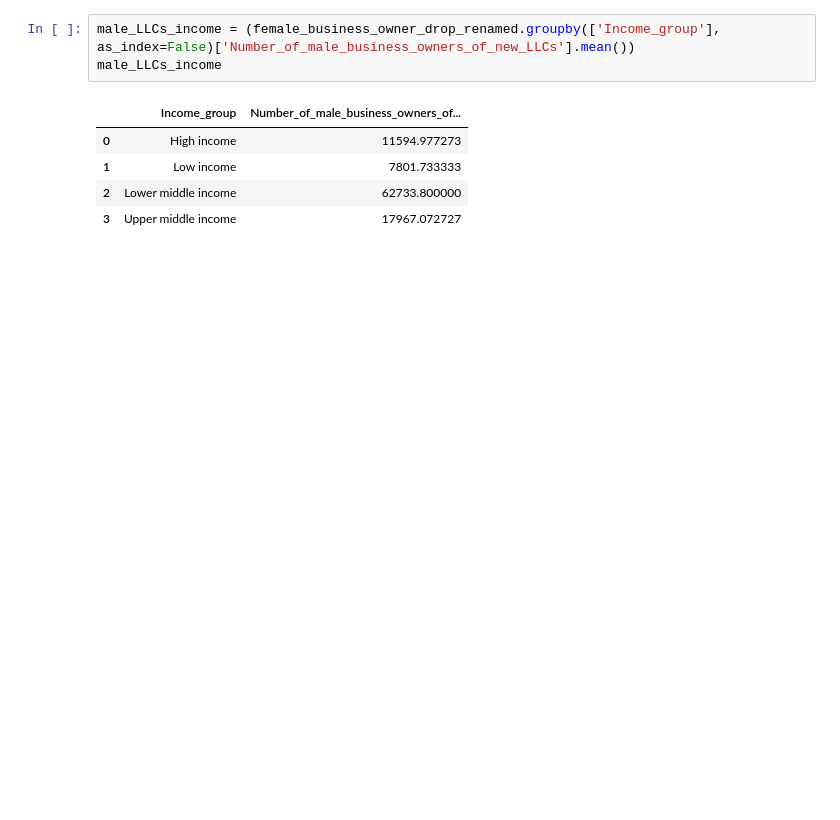
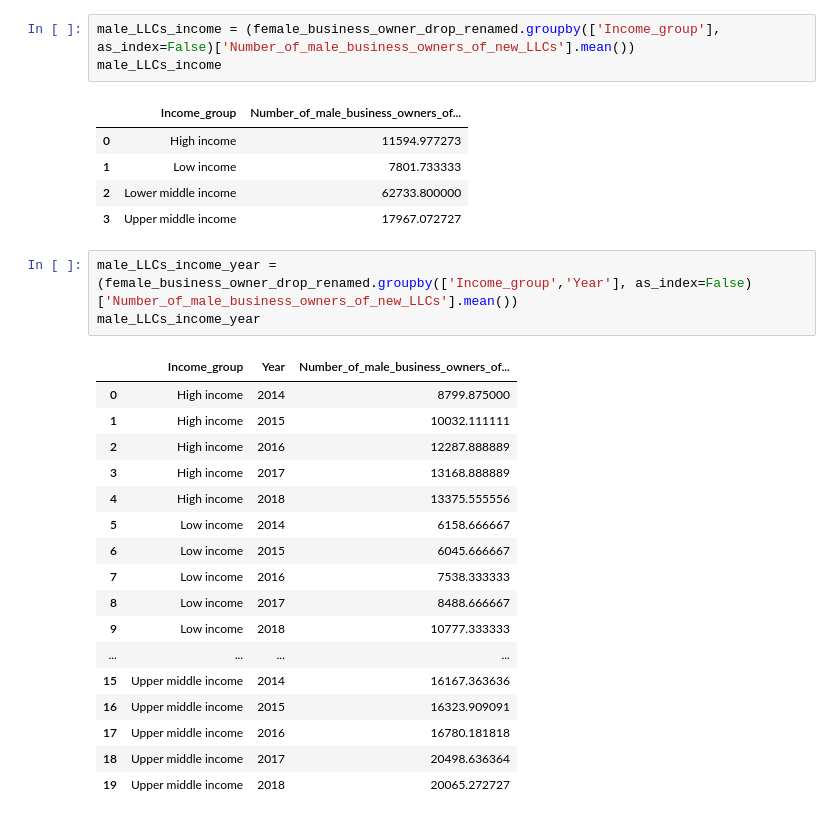
Before and after one commit to AnnikaBock65/Female_Entrepreneurship, a Jupyter notebook: notebooks/Final_Female_Business_Owner.ipynb, the cells around one changed output. Cells and saved outputs as stored; diff of their text form; blank space fills up the shorter version.

```diff
--- a/notebooks/Final_Female_Business_Owner.ipynb
+++ b/notebooks/Final_Female_Business_Owner.ipynb
@@ -597,3 +644,24 @@ male_LLCs_income
 | 1 | Low income | 7801.733333 |
 | 2 | Lower middle income | 62733.800000 |
 | 3 | Upper middle income | 17967.072727 |
+# %%
+male_LLCs_income_year = (female_business_owner_drop_renamed.groupby(['Income_group','Year'], as_index=False)['Number_of_male_business_owners_of_new_LLCs'].mean())
+male_LLCs_income_year
+# %% [output]
+|  | Income_group | Year | Number_of_male_business_owners_of... |
+| 0 | High income | 2014 | 8799.875000 |
+| 1 | High income | 2015 | 10032.111111 |
+| 2 | High income | 2016 | 12287.888889 |
+| 3 | High income | 2017 | 13168.888889 |
+| 4 | High income | 2018 | 13375.555556 |
+| 5 | Low income | 2014 | 6158.666667 |
+| 6 | Low income | 2015 | 6045.666667 |
+| 7 | Low income | 2016 | 7538.333333 |
+| 8 | Low income | 2017 | 8488.666667 |
+| 9 | Low income | 2018 | 10777.333333 |
+| ... | ... | ... | ... |
+| 15 | Upper middle income | 2014 | 16167.363636 |
+| 16 | Upper middle income | 2015 | 16323.909091 |
+| 17 | Upper middle income | 2016 | 16780.181818 |
+| 18 | Upper middle income | 2017 | 20498.636364 |
+| 19 | Upper middle income | 2018 | 20065.272727 |
```
Also changed, not shown: parts of 11 cells of this notebook.
